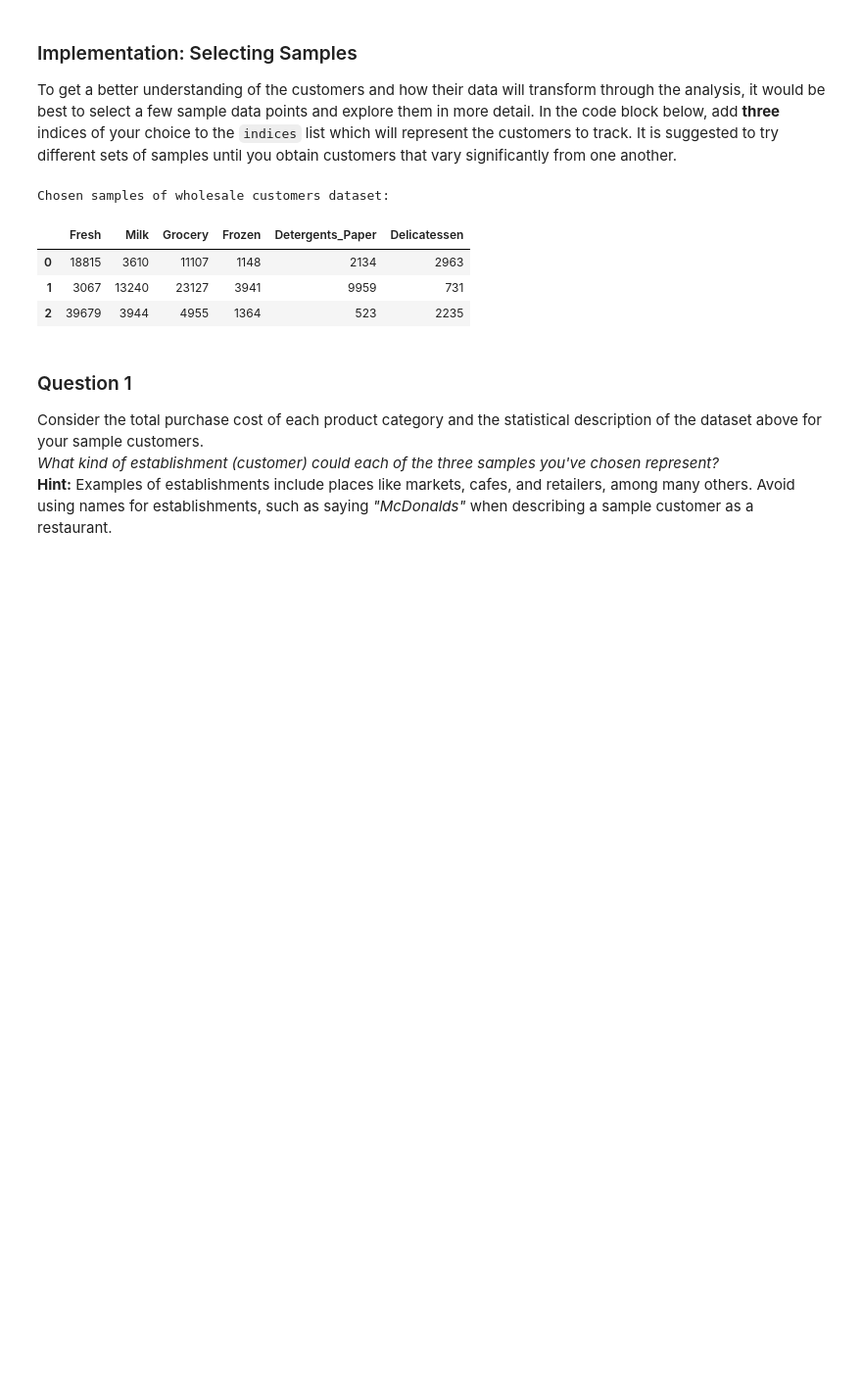
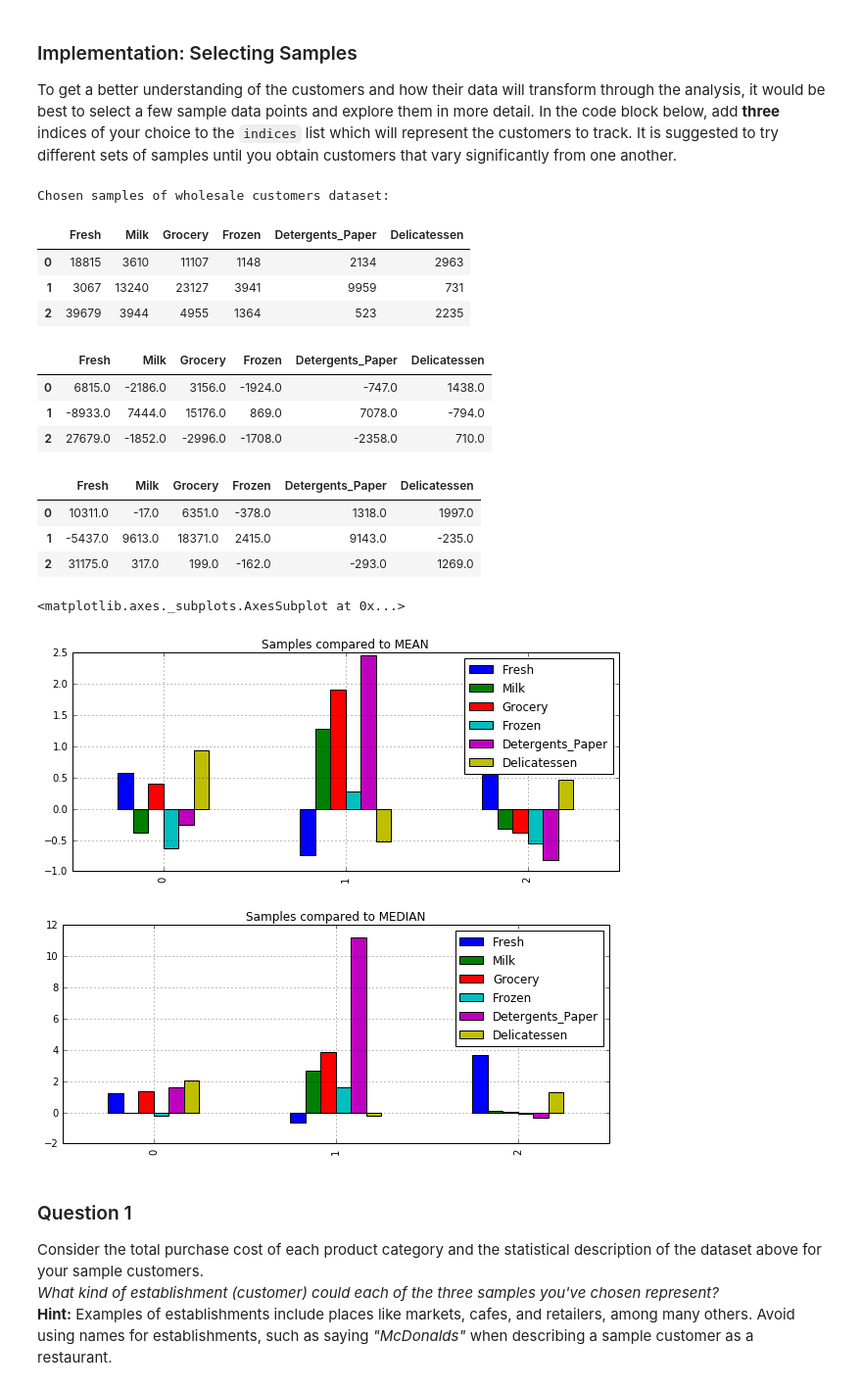
Before and after one commit to rohitsub11/Customer_Segment, a Jupyter notebook: customer_segments.ipynb, the cells around one changed output. Shown: that part at 98% size. Drawn from its saved outputs; the diff is of its cells as text; code cells hidden in the pictures; blank space fills up the shorter version.

Commit message:
review comments implemented for resubmission.

```diff
--- a/customer_segments.ipynb
+++ b/customer_segments.ipynb
@@ -61,17 +61,36 @@ To get a better understanding of the customers and how their data will transform
 # %%
 # TODO: Select three indices of your choice you wish to sample from the dataset
 indices = [30, 200, 370]
 
 # Create a DataFrame of the chosen samples
 samples = pd.DataFrame(data.loc[indices], columns = data.keys()).reset_index(drop = True)
 print "Chosen samples of wholesale customers dataset:"
 display(samples)
+
+#code from review comments
+display(samples - data.mean().round())
+display(samples - data.median().round())
+
+#code from review comments for plots
+((samples-data.mean()) / data.mean()).plot.bar(figsize=(10,4), title='Samples compared to MEAN', grid=True);
+((samples-data.median()) / data.median()).plot.bar(figsize=(10,4), title='Samples compared to MEDIAN', grid=True)
 # %% [output]
 Chosen samples of wholesale customers dataset:
 |  | Fresh | Milk | Grocery | Frozen | Detergents_Paper | Delicatessen |
 | 0 | 18815 | 3610 | 11107 | 1148 | 2134 | 2963 |
 | 1 | 3067 | 13240 | 23127 | 3941 | 9959 | 731 |
 | 2 | 39679 | 3944 | 4955 | 1364 | 523 | 2235 |
+|  | Fresh | Milk | Grocery | Frozen | Detergents_Paper | Delicatessen |
+| 0 | 6815.0 | -2186.0 | 3156.0 | -1924.0 | -747.0 | 1438.0 |
+| 1 | -8933.0 | 7444.0 | 15176.0 | 869.0 | 7078.0 | -794.0 |
+| 2 | 27679.0 | -1852.0 | -2996.0 | -1708.0 | -2358.0 | 710.0 |
+|  | Fresh | Milk | Grocery | Frozen | Detergents_Paper | Delicatessen |
+| 0 | 10311.0 | -17.0 | 6351.0 | -378.0 | 1318.0 | 1997.0 |
+| 1 | -5437.0 | 9613.0 | 18371.0 | 2415.0 | 9143.0 | -235.0 |
+| 2 | 31175.0 | 317.0 | 199.0 | -162.0 | -293.0 | 1269.0 |
+<matplotlib.axes._subplots.AxesSubplot at 0x...>
+[figure, added]
+[figure, added]
 # %% [markdown]
 ### Question 1
 Consider the total purchase cost of each product category and the statistical description of the dataset above for your sample customers.
```
Also changed, not shown: parts of 20 cells of this notebook, 1 other file.
